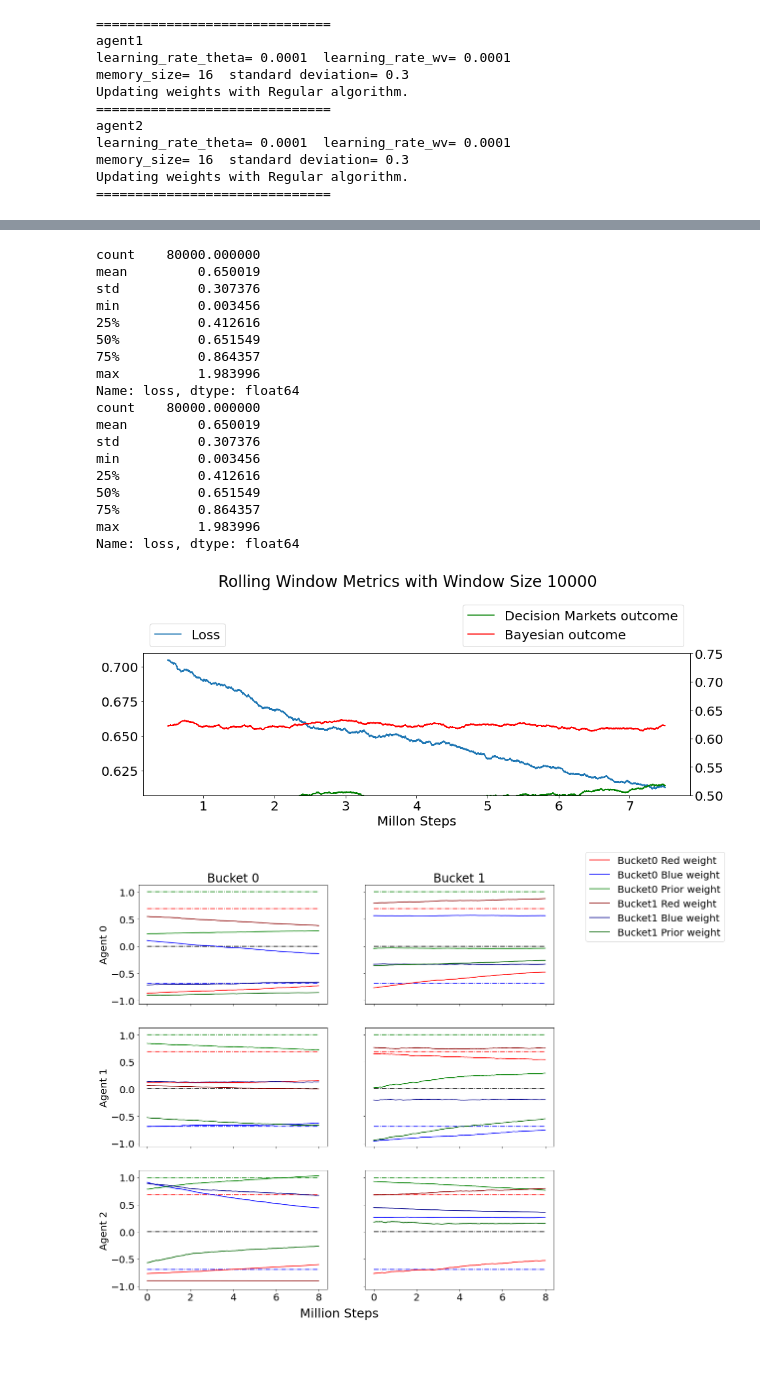
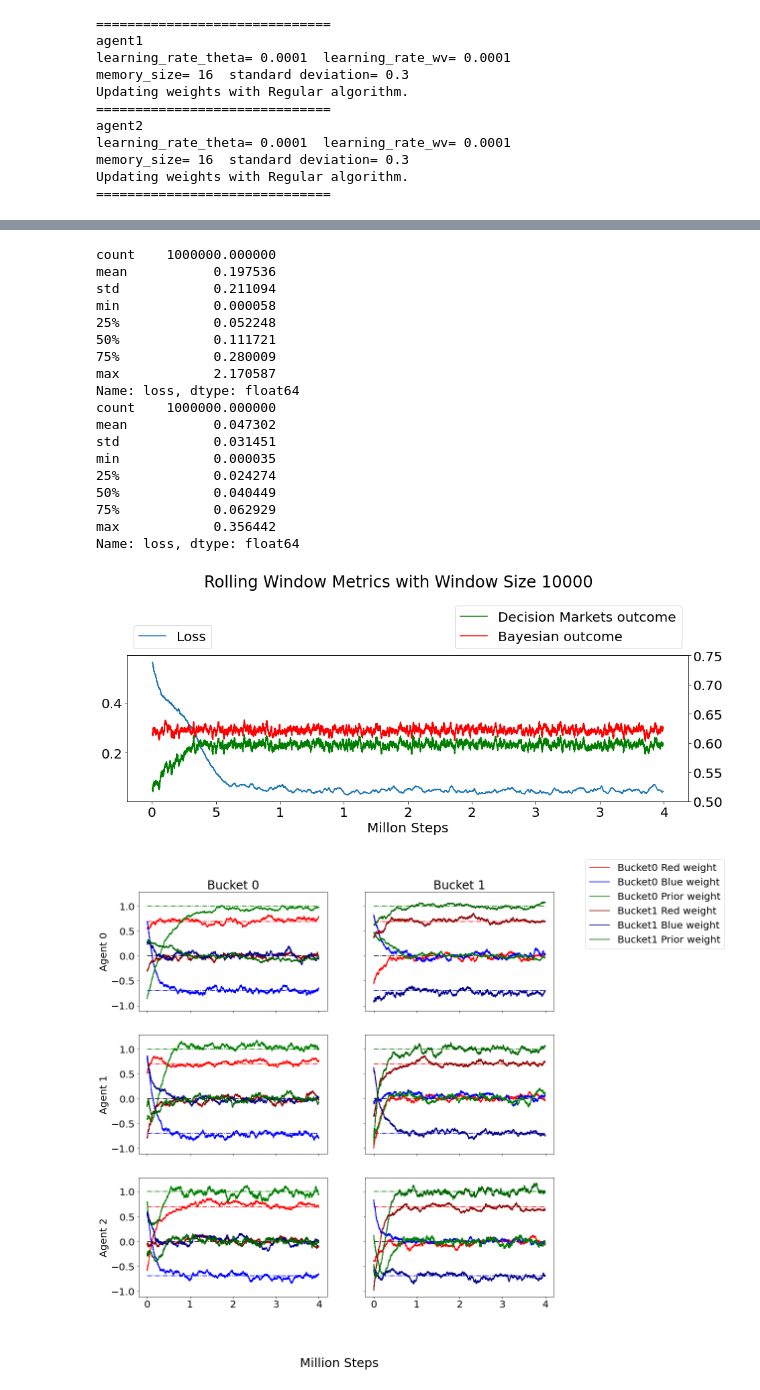
Before and after one commit to realwenlongwang/PeerPredictionPrincipalSignal, a Jupyter notebook: Stochastic_Gradient_Bandit_with_Continous_Action_Space.ipynb, the cells around one changed output, grey strips where cells are left out. Drawn from its saved outputs; the diff is of its cells as text; code cells hidden in the pictures; blank space fills up the shorter version.

```diff
--- a/Stochastic_Gradient_Bandit_with_Continous_Action_Space.ipynb
+++ b/Stochastic_Gradient_Bandit_with_Continous_Action_Space.ipynb
@@ -19,7 +19,7 @@ learning_rate_theta = 1e-4 / signal_size
 learning_rate_wv = 1e-4 / signal_size
 memory_size = 16
 batch_size = 16
-training_episodes = int(8e4)
+training_episodes = int(4e6)
 decay_rate = 0
 beta1 = 0.9
 beta2 = 0.9999
@@ -31,9 +31,9 @@ pr_red_ball_red_bucket = 2/3
 pr_red_ball_blue_bucket = 1/3
 # prior_red_list = logit([2/3, 1/2, 1/3])
 prior_red_list = None
-preferred_colour_pr_list = [0.99, 0.01]
+preferred_colour_pr_list = [0.9, 0.1]
 score_func = ScoreFunction.LOG
-decision_rule = DecisionRule.DETERMINISTIC
+decision_rule = DecisionRule.STOCHASTIC
 agent_list = []
 evaluation_step = 10
 weights_init = WeightsInit.RANDOM
@@ -67,7 +67,7 @@ Updating weights with Regular algorithm.
 import os
 
 sequence_number = 1
-parent_folder_name = 'Deterministic' # 'Deterministic' or 'Stochastic'
+parent_folder_name = 'Temp' # 'Deterministic' or 'Stochastic'
 
 dir_name = r'ag{}_ac{}_sig{}_lrt{}_te{}_{}_{}_{}_{}_{}_{}_{}_{}/'.format(agent_num, action_num, signal_size, learning_rate_theta,
                                     training_episodes, algorithm.name,
@@ -133,23 +133,23 @@ print(metric_df.head(check_point_index)['loss'].describe())
 metric_df.tail(check_point_index)['loss'].describe().to_csv(dir_path + 'tail_loss_describe_table.csv')
 print(metric_df.tail(check_point_index)['loss'].describe())
 # %% [output]
-count    80000.000000
-mean         0.650019
-std          0.307376
-min          0.003456
-25%          0.412616
-50%          0.651549
-75%          0.864357
-max          1.983996
+count    1000000.000000
+mean           0.197536
+std            0.211094
+min            0.000058
+25%            0.052248
+50%            0.111721
+75%            0.280009
+max            2.170587
 Name: loss, dtype: float64
-count    80000.000000
-mean         0.650019
-std          0.307376
-min          0.003456
-25%          0.412616
-50%          0.651549
-75%          0.864357
-max          1.983996
+count    1000000.000000
+mean           0.047302
+std            0.031451
+min            0.000035
+25%            0.024274
+50%            0.040449
+75%            0.062929
+max            0.356442
 Name: loss, dtype: float64
 # %%
 rolling_window_size = 10000
@@ -171,7 +171,7 @@ ax1.set_xlabel('Millon Steps')
 fig.suptitle('Rolling Window Metrics with Window Size ' + str(rolling_window_size), y=1.3)
 plt.savefig(dir_path + 'loss_reward_plot.png')
 # %% [output]
-[figure, old version]
+[figure, new version]
 # %%
 # for agent in agent_list:
 #     agent.reward_history_plot(top_margin=0.15, bottom_margin=0.15)
@@ -215,35 +215,35 @@ for agent, ag_no in zip(agent_list, range(agent_num)):
                                label='Bucket1 Prior weight', color='darkgreen')
 
 for r_no in range(agent_num):
     axs[r_no, 0].set_ylabel(f'Agent {r_no}')
     for c_no in range(action_num):
         if r_no == 0:
             axs[r_no, c_no].set_title(f'Bucket {c_no}')
         axs[r_no, c_no].hlines(y=np.log(pr_red_ball_red_bucket / pr_red_ball_blue_bucket), xmin=0,
 
                             xmax=len(df), colors='red',
                                      linestyles='dashdot')
         axs[r_no, c_no].hlines(
                 y=np.log((1 - pr_red_ball_red_bucket) / (1 - pr_red_ball_blue_bucket)), xmin=0,
                 xmax=len(df), colors='blue',
                 linestyles='dashdot')
         axs[r_no, c_no].hlines(y=1, xmin=0, xmax=len(df), colors='green', linestyles='dashdot')
         axs[r_no, c_no].hlines(y=0, xmin=0, xmax=len(df), colors='black', linestyles='dashdot')
 
 xlabels = axs[-1, 0].get_xticks().tolist()
 xlabels = [str(xlabel)[0] for xlabel in xlabels]
 axs[-1,0].set_xticklabels(xlabels)
 
 
 handles, labels = axs[0, 0].get_legend_handles_labels()
 fig.legend(handles, labels, loc='upper left', bbox_to_anchor=(0.95, 0.95), ncol=1)
-fig.text(0.5, 0.08, 'Million Steps', ha='center', va='center', fontsize=25)
+fig.text(0.5, 0.0, 'Million Steps', ha='center', va='center', fontsize=25)
 # fig.text(0.75, 1, 'Bucket 1', ha='center', va='center', fontsize=20)
 
 
 plt.savefig(dir_path + 'mean_weights.png', bbox_inches='tight')
 # %% [output]
-[figure, old version]
+[figure, new version]
 # %%
 # feature_num=3
 # for agent in agent_list:
```
Also changed, not shown: parts of 2 cells of this notebook, 4 other files.
